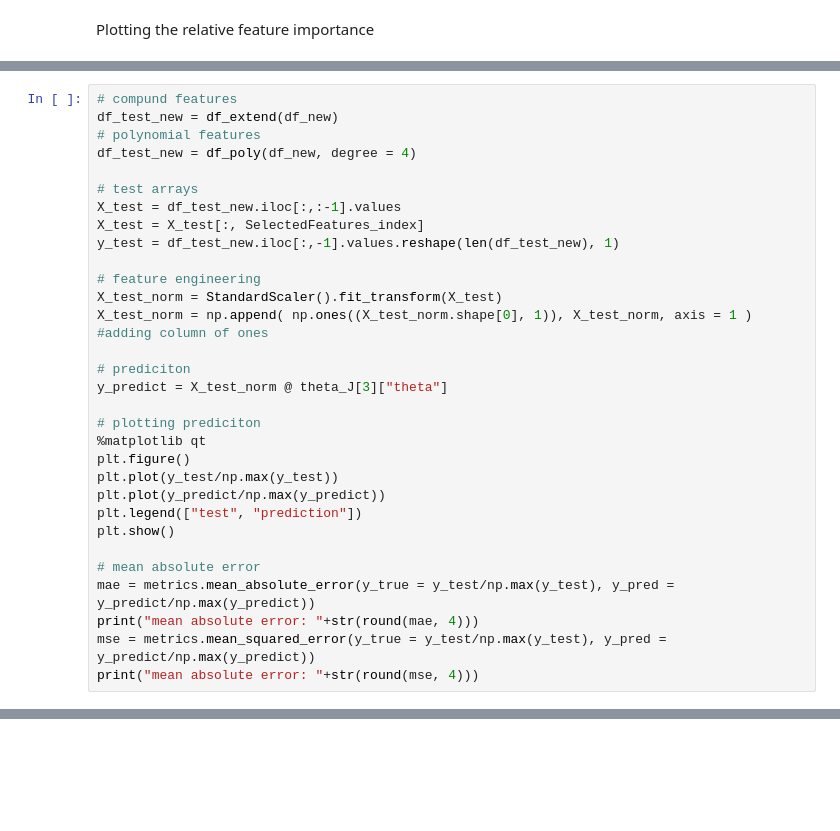
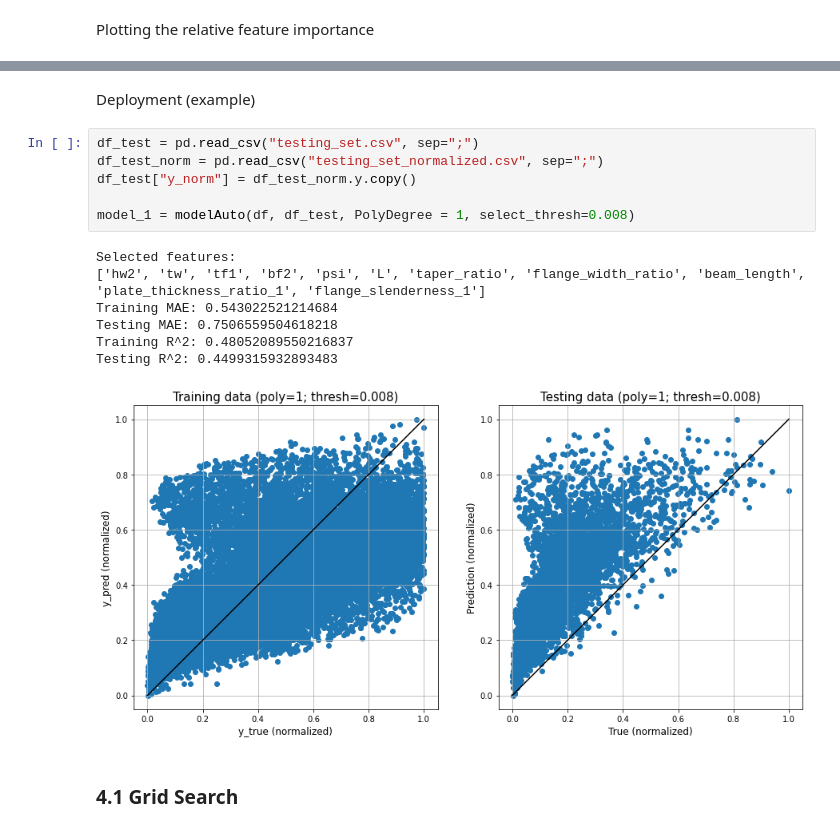
Before and after one commit to mishasilva01/FAA_project2, a Jupyter notebook: script.ipynb, the cells around one changed output, grey strips where cells are left out. Saved outputs shown, nothing was run; the diff lists cells and outputs as text; blank space fills up the shorter version.

```diff
--- a/script.ipynb
+++ b/script.ipynb
@@ -431,31 +216,0 @@ theta_J[3]["theta"].shape
-# %%
-# compund features
-df_test_new = df_extend(df_new)
-# polynomial features
-df_test_new = df_poly(df_new, degree = 4)
-
-# test arrays
-X_test = df_test_new.iloc[:,:-1].values
-X_test = X_test[:, SelectedFeatures_index]
-y_test = df_test_new.iloc[:,-1].values.reshape(len(df_test_new), 1)
-
-# feature engineering
-X_test_norm = StandardScaler().fit_transform(X_test)
-X_test_norm = np.append( np.ones((X_test_norm.shape[0], 1)), X_test_norm, axis = 1 ) #adding column of ones
-
-# prediciton
-y_predict = X_test_norm @ theta_J[3]["theta"]
-
-# plotting prediciton
-%matplotlib qt
-plt.figure()
-plt.plot(y_test/np.max(y_test))
-plt.plot(y_predict/np.max(y_predict))
-plt.legend(["test", "prediction"])
-plt.show()
-
-# mean absolute error
-mae = metrics.mean_absolute_error(y_true = y_test/np.max(y_test), y_pred = y_predict/np.max(y_predict))
-print("mean absolute error: "+str(round(mae, 4)))
-mse = metrics.mean_squared_error(y_true = y_test/np.max(y_test), y_pred = y_predict/np.max(y_predict))
-print("mean absolute error: "+str(round(mse, 4)))
@@ -610,0 +368,18 @@ Polynomial features up to degree 5. It's not worth it using degree 5 polynomial
+# %% [markdown]
+Deployment (example)
+# %%
+df_test = pd.read_csv("testing_set.csv", sep=";")
+df_test_norm = pd.read_csv("testing_set_normalized.csv", sep=";")
+df_test["y_norm"] = df_test_norm.y.copy()
+
+model_1 = modelAuto(df, df_test, PolyDegree = 1, select_thresh=0.008)
+# %% [output]
+Selected features:
+['hw2', 'tw', 'tf1', 'bf2', 'psi', 'L', 'taper_ratio', 'flange_width_ratio', 'beam_length', 'plate_thickness_ratio_1', 'flange_slenderness_1']
+Training MAE: 0.543022521214684
+Testing MAE: 0.7506559504618218
+Training R^2: 0.48052089550216837
+Testing R^2: 0.4499315932893483
+[figure, added]
+# %% [markdown]
+### 4.1 Grid Search
```
Also changed, not shown: parts of 53 cells of this notebook.
